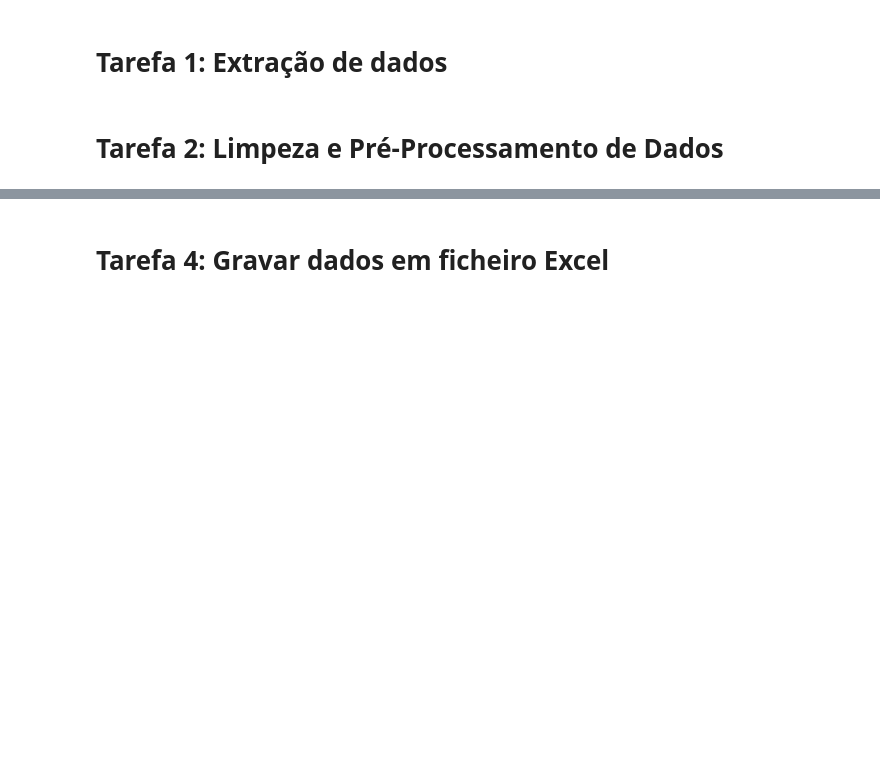
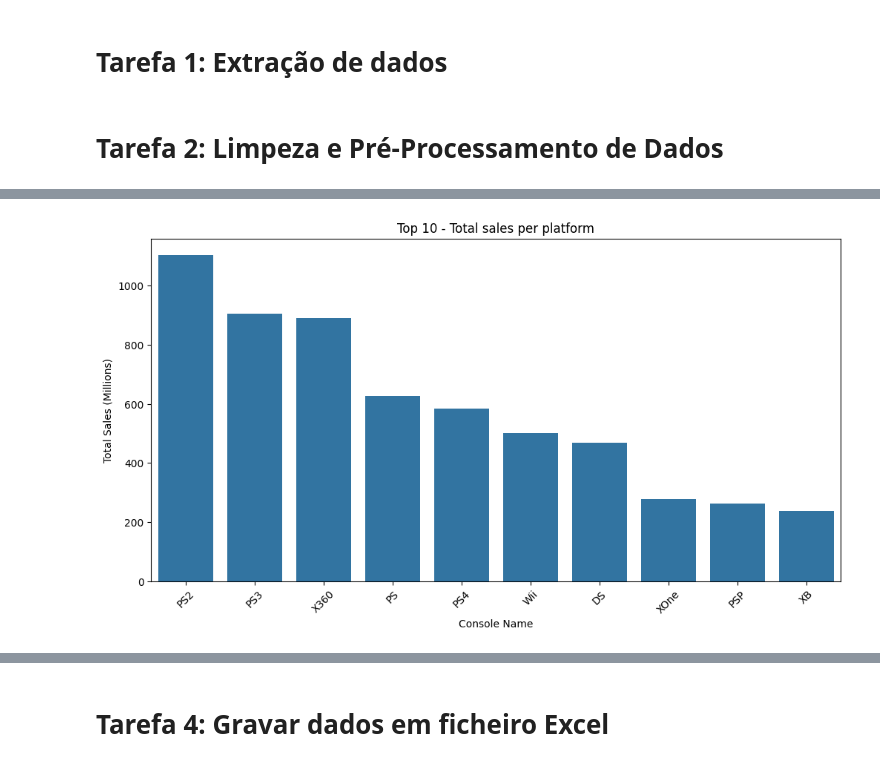
Before and after one commit to matheustristao/ppl_2425_group10, a Jupyter notebook: project_final.ipynb, the cells around one changed output, grey strips where cells are left out. Drawn from its saved outputs; the diff is of its cells as text; code cells hidden in the pictures; blank space fills up the shorter version.

```diff
--- a/project_final.ipynb
+++ b/project_final.ipynb
@@ -214,19 +251,0 @@ file = fill_null(file, *list_columns_fill_nulls)
-# %%
-# Total de vendas por plataforma
-sum_global_by_platform = sum_column_by_group(file, 'Global_Sales', 'Platform', new_column_name='Total_Global_Sales')
-
-# Top 10 plataformas com mais vendas globais
-top_10_global_sales_platforms = sum_global_by_platform.head(10)
-
-# Aqui o file principal é filtrado somente por as 10 plataformas que mais venderam
-file_filtered_top_10_sales = file[file['Platform'].isin(top_10_global_sales_platforms['Platform'])]
-
-# Média de vendas entre as 10 plataformas que mais venderam jogos
-mean_global_by_platform = mean_column_by_group(file_filtered_top_10_sales, 'Global_Sales', 'Platform', new_column_name='Average_Global_Sales')
-
-# Porcentagem de vendas por Género
-percentage_by_group = percentage_by_group(file,'Global_Sales','Total_Genre_Global_Sales','Genre',new_column_name ='Percentage')
-
-plot_trends_bar(top_10_global_sales_platforms, 'Platform', 'Total_Global_Sales', 'Sales by Console', 'Console Name', 'Total Sales','Top 10',top_10_sum_image)
-plot_trends_bar(mean_global_by_platform.head(10), 'Platform', 'Average_Global_Sales', 'Average Sales by Console', 'Console Name', 'Average Sales','-',average_global_sum_image)
-plot_pie_chart(percentage_by_group, 'Genre', 'Percentage', 'Porcentagem de Vendas Globais por Gênero',percentage_genre)
@@ -236,0 +263,70 @@ plot_pie_chart(percentage_by_group, 'Genre', 'Percentage', 'Porcentagem de Venda
+# %%
+# 1. VENDAS GLOBAIS POR PLATAFORMA
+
+# Total de vendas por plataforma
+sum_global_by_platform = sum_column_by_group(file, 'Global_Sales', 'Platform', sum_column_name='Total_Sales_M')
+
+# top_10_global_sales_platforms = sum_global_by_platform.head(10)
+
+# # Aqui o file principal é filtrado somente por as 10 plataformas que mais venderam
+# file_filtered_top_10_sales = file[file['Platform'].isin(top_10_global_sales_platforms['Platform'])]
+
+# Média de vendas entre as 10 plataformas que mais venderam jogos
+mean_global_by_platform = mean_column_by_group(file, 'Global_Sales', 'Platform', avg_column_name='Average_Sales_M')
+
+plot_trends_bar(sum_global_by_platform.head(10), 'Platform', 'Total_Sales_M', 'Top 10 - Total sales per platform', 'Console Name', 'Total Sales (Millions)', image_name=top_10_sum_platform)
+plot_trends_bar(mean_global_by_platform.head(10), 'Platform', 'Average_Sales_M', 'Top 10 - Average sales per platform', 'Console Name', 'Average Sales (Millions)',image_name=top_10_average_platform)
+
+# 2. VENDAS GLOBAIS POR GÉNERO
+
+# Total de vendas por género
+sum_global_by_genre = sum_column_by_group(file, 'Global_Sales', 'Genre', sum_column_name='Total_Sales_M')
+
+# Média de vendas por género
+mean_global_by_genre = mean_column_by_group(file, 'Global_Sales', 'Genre', avg_column_name='Average_Sales_M')
+
+# Percentagem de vendas por Género
+percentage_by_group = percentage_by_group(file,'Global_Sales','Genre',per_column_name ='Percentage')
+
+plot_trends_bar(sum_global_by_genre.head(10), 'Genre', 'Total_Sales_M', 'Top 10 - Total sales per genre', 'Genre Name', 'Total Sales (Millions)',image_name=top_10_sum_genre)
+plot_trends_bar(mean_global_by_genre.head(10), 'Genre', 'Average_Sales_M', 'Top 10 - Average sales per genre', 'Genre Name', 'Average Sales (Millions)',image_name=top_10_average_genre)
+plot_pie_chart(percentage_by_group, 'Genre', 'Percentage', 'Percentage of total sales per genre',image_name=percentage_genre)
+
+# 3. VENDAS GLOBAIS POR PUBLISHER
+
+# Total de vendas por publisher
+sum_global_by_publisher = sum_column_by_group(file, 'Global_Sales', 'Publisher', sum_column_name='Total_Sales_M')
+
+# Média de vendas entre as 10 plataformas que mais venderam jogos
+mean_global_by_publisher = mean_column_by_group(file, 'Global_Sales', 'Publisher', avg_column_name='Average_Sales_M')
+
+plot_trends_bar(sum_global_by_publisher.head(10), 'Publisher', 'Total_Sales_M', 'Top 10 - Total sales per Publisher', 'Publisher Name', 'Total Sales (Millions)', image_name=top_10_sum_platform)
+plot_trends_bar(mean_global_by_publisher.head(10), 'Publisher', 'Average_Sales_M', 'Top 10 - Average sales per Publisher', 'Publihser Name', 'Average Sales (Millions)',image_name=top_10_average_platform)
+
+# 4. VENDAS POR REGIÂO POR PLATAFORMA
+
+# Vendas por região por plataforma
+sum_NA_by_platform = sum_column_by_group(file, 'NA_Sales', 'Platform', sum_column_name='Total_NA_Sales_M')
+sum_PAL_by_platform = sum_column_by_group(file, 'PAL_Sales', 'Platform', sum_column_name='Total_PAL_Sales_M')
+sum_JP_by_platform = sum_column_by_group(file, 'JP_Sales', 'Platform', sum_column_name='Total_JP_Sales_M')
+sum_Other_by_platform = sum_column_by_group(file, 'Other_Sales', 'Platform', sum_column_name='Total_Other_Sales_M')
+
+sum_region_per_platform = sum_NA_by_platform.merge(sum_PAL_by_platform, on = 'Platform').merge(sum_JP_by_platform, on = 'Platform').merge(sum_Other_by_platform, on = 'Platform')
+
+# Média de vendas entre as 10 plataformas que mais venderam jogos
+mean_NA_by_platform = mean_column_by_group(file, 'NA_Sales', 'Platform', avg_column_name='Average_NA_Sales_M')
+mean_PAL_by_platform = mean_column_by_group(file, 'PAL_Sales', 'Platform', avg_column_name='Average_PAL_Sales_M')
+mean_JP_by_platform = mean_column_by_group(file, 'JP_Sales', 'Platform', avg_column_name='Average_JP_Sales_M')
+mean_Other_by_platform = mean_column_by_group(file, 'Other_Sales', 'Platform', avg_column_name='Average_Other_Sales_M')
+
+mean_region_per_platform = mean_NA_by_platform.merge(mean_PAL_by_platform, on = 'Platform').merge(mean_JP_by_platform, on = 'Platform').merge(mean_Other_by_platform, on = 'Platform')
+
+melted_sum_region_per_platform = sum_region_per_platform.melt(id_vars='Platform', var_name='Region', value_name='Region_Sales')
+print(melted_sum_region_per_platform)
+
+plot_trends(melted_sum_region_per_platform, 'Platform', 'Region_Sales', 'Region', 'Top 20 - Sales per Region per Platform', 'Console Name', 'Total Sales (M)', marker_type='o', show_legend=True, legend_name='Region', image_name='line_plot.png',plotsize=(24, 6))
+
+#plot_trends_bar(sum_global_by_publisher.head(10), 'Publisher', 'Total_Sales_M', 'Top 10 - Total sales per Publisher', 'Publisher Name', 'Total Sales (Millions)', image_name=top_10_sum_platform)
+#plot_trends_bar(mean_global_by_publisher.head(10), 'Publisher', 'Average_Sales_M', 'Top 10 - Average sales per Publisher', 'Publihser Name', 'Average Sales (Millions)',image_name=top_10_average_platform)
+# %% [output]
+[figure, added]
```
Also changed, not shown: parts of 18 cells of this notebook, 1 other file.
